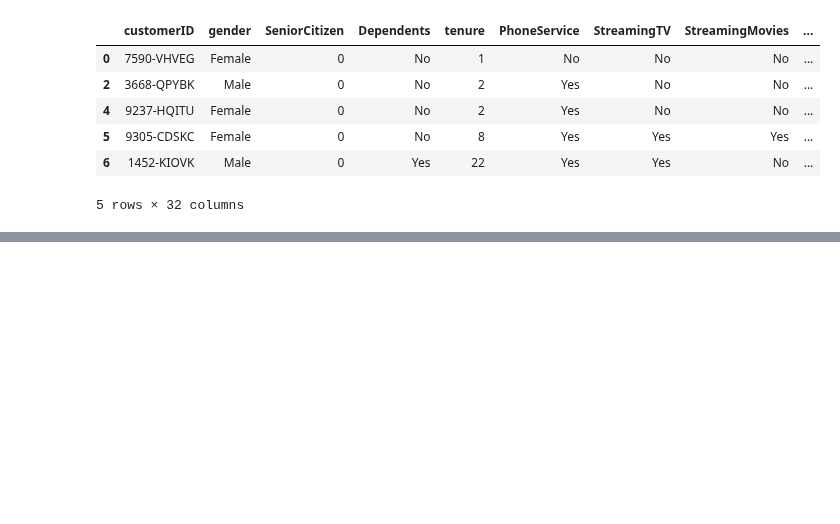
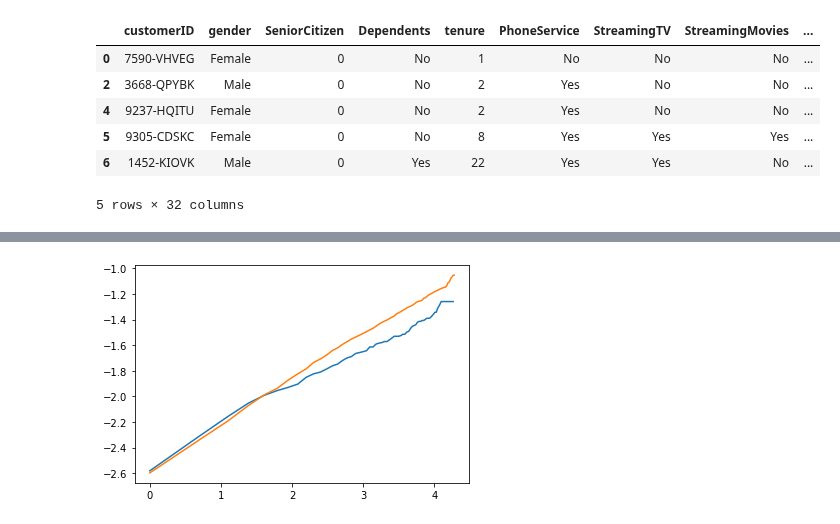
Before and after one commit to suvigyajain0101/CaseStudies, a Jupyter notebook: SurvivalAnalysis/04_Accelerated_Failure_Time.ipynb, the cells around one changed output, grey strips where cells are left out. Saved outputs shown, nothing was run; the diff lists cells and outputs as text; code cells hidden in the pictures; blank space fills up the shorter version.

```diff
--- a/SurvivalAnalysis/04_Accelerated_Failure_Time.ipynb
+++ b/SurvivalAnalysis/04_Accelerated_Failure_Time.ipynb
@@ -86,0 +213,4 @@ survival_pd = encoded_pd[['Churn','tenure','Partner_Yes', 'MultipleLines_Yes', \
+# %%
+plot_km_logOdds('InternetService')
+# %% [output]
+[figure, added]
```
Also changed, not shown: parts of 18 cells of this notebook.
